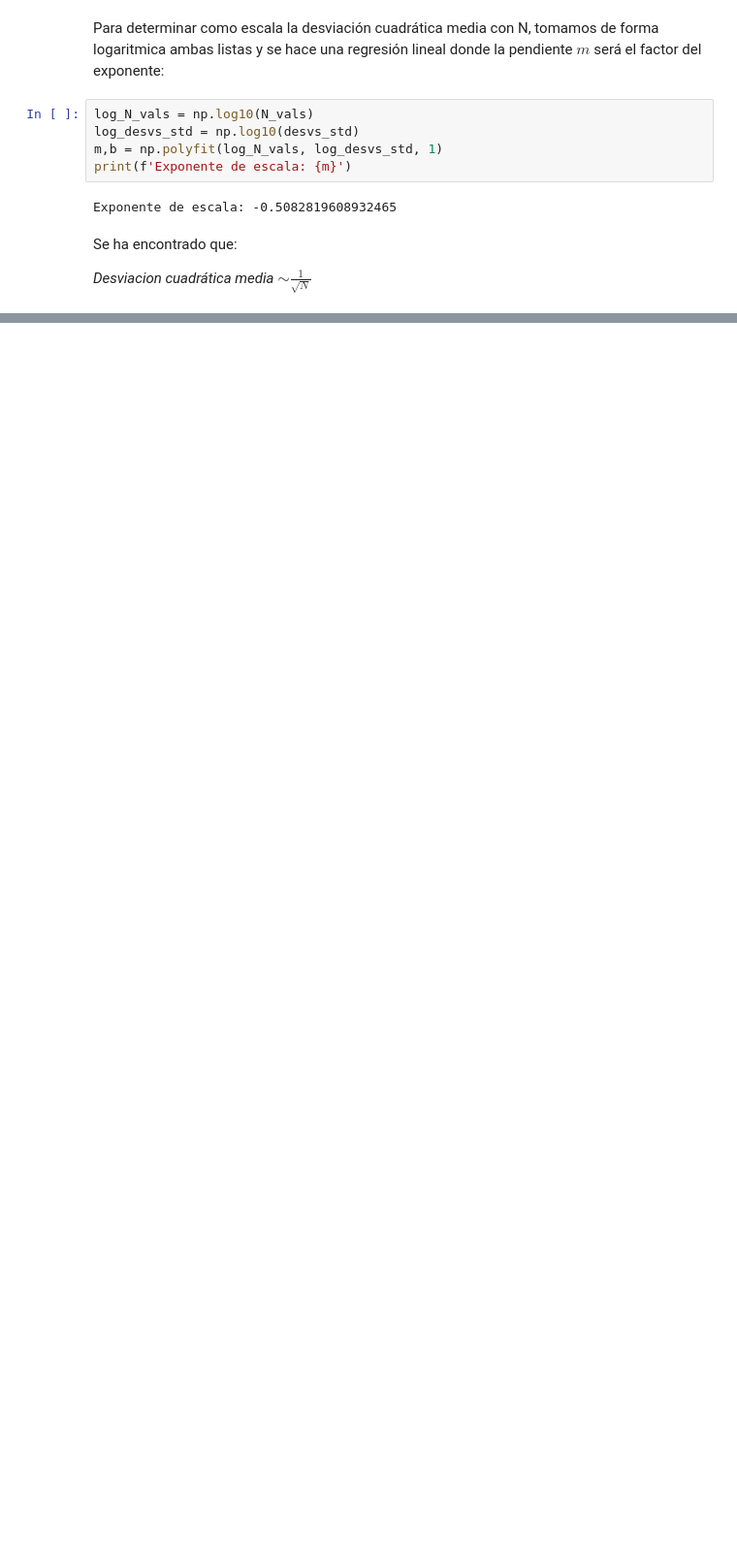
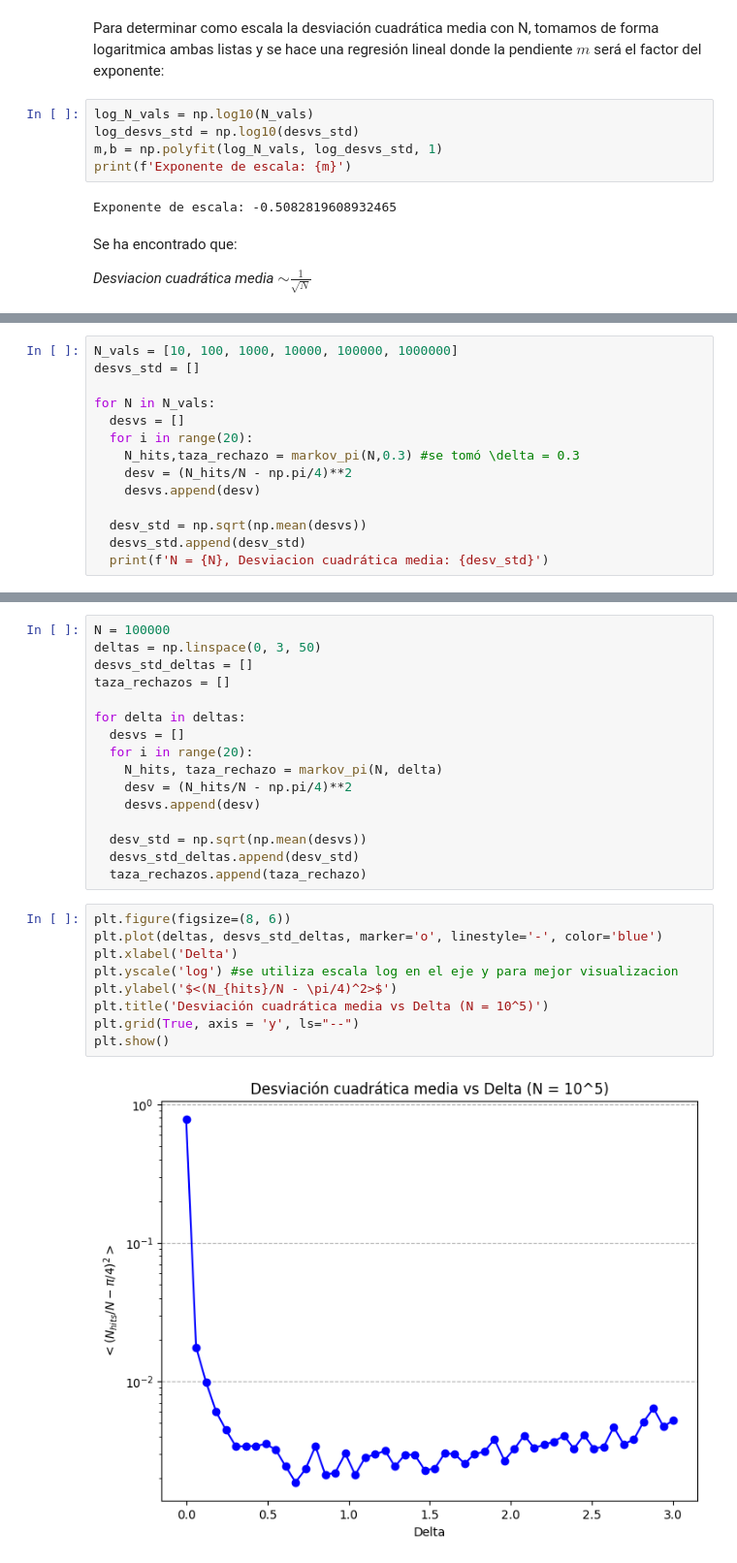
Before and after one commit to PabloAndagana/Tarea-2-Mec-nica-Estad-stica---PUC, a Jupyter notebook: Problema_1.ipynb, the cells around one changed output, grey strips where cells are left out. Shown: that part at 97% size. Cells and saved outputs as stored; diff of their text form; blank space fills up the shorter version.

```diff
--- a/Problema_1.ipynb
+++ b/Problema_1.ipynb
@@ -66,0 +96,14 @@ Se ha encontrado que:
+# %%
+N_vals = [10, 100, 1000, 10000, 100000, 1000000]
+desvs_std = []
+
+for N in N_vals:
+  desvs = []
+  for i in range(20):
+    N_hits,taza_rechazo = markov_pi(N,0.3) #se tomó \delta = 0.3
+    desv = (N_hits/N - np.pi/4)**2
+    desvs.append(desv)
+
+  desv_std = np.sqrt(np.mean(desvs))
+  desvs_std.append(desv_std)
+  print(f'N = {N}, Desviacion cuadrática media: {desv_std}')
@@ -66,0 +119,27 @@ Se ha encontrado que:
+# %%
+N = 100000
+deltas = np.linspace(0, 3, 50)
+desvs_std_deltas = []
+taza_rechazos = []
+
+for delta in deltas:
+  desvs = []
+  for i in range(20):
+    N_hits, taza_rechazo = markov_pi(N, delta)
+    desv = (N_hits/N - np.pi/4)**2
+    desvs.append(desv)
+
+  desv_std = np.sqrt(np.mean(desvs))
+  desvs_std_deltas.append(desv_std)
+  taza_rechazos.append(taza_rechazo)
+# %%
+plt.figure(figsize=(8, 6))
+plt.plot(deltas, desvs_std_deltas, marker='o', linestyle='-', color='blue')
+plt.xlabel('Delta')
+plt.yscale('log') #se utiliza escala log en el eje y para mejor visualizacion
+plt.ylabel('$<(N_{hits}/N - \pi/4)^2>$')
+plt.title('Desviación cuadrática media vs Delta (N = 10^5)')
+plt.grid(True, axis = 'y', ls="--")
+plt.show()
+# %% [output]
+[figure, added]
```
Also changed, not shown: parts of 10 cells of this notebook.
